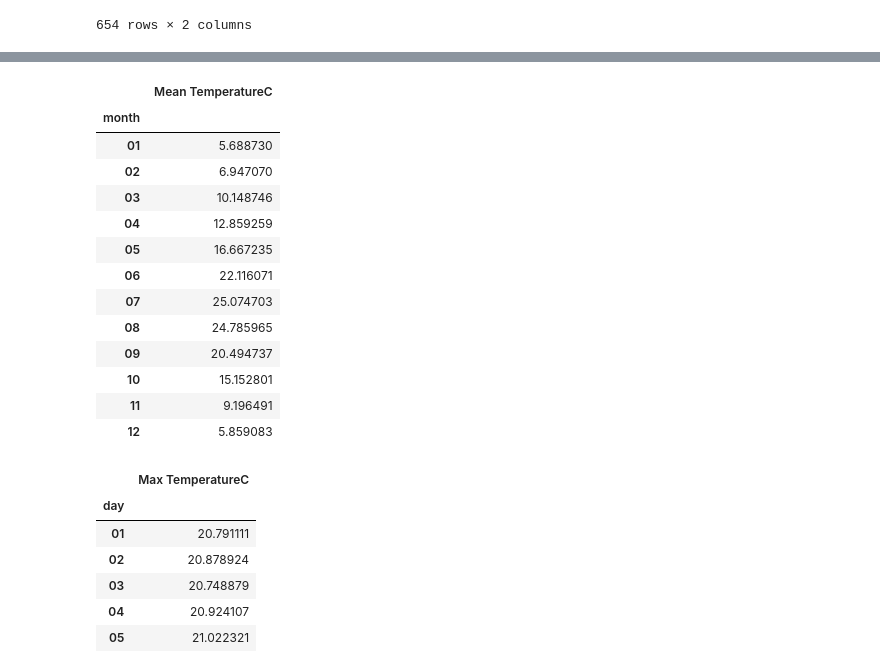
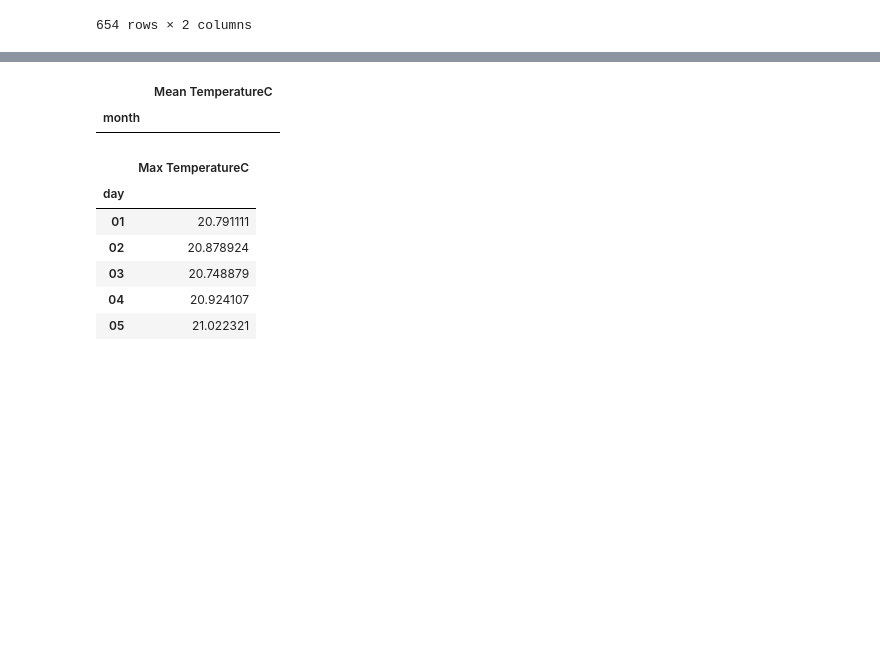
Before and after one commit to ArseniusShapar/ML_lab1, a Jupyter notebook: notebook.ipynb, the cells around one changed output, grey strips where cells are left out. Cells and saved outputs as stored; diff of their text form; code cells hidden in the pictures; blank space fills up the shorter version.

```diff
--- a/notebook.ipynb
+++ b/notebook.ipynb
@@ -120,20 +119,9 @@ df[['year', 'month', 'Mean TemperatureC']].groupby(['year', 'month']).mean()
 # %%
-df[['month', 'Mean TemperatureC']].groupby(['month']).mean()
+temperatures = df[['month', 'Mean TemperatureC']].groupby(['month']).mean()
+temperatures[(temperatures['Mean TemperatureC'] >= 0) & (temperatures['Mean TemperatureC'] <= 5)]
 # %% [output]
 |  | Mean TemperatureC |
 | month |  |
-| 01 | 5.688730 |
-| 02 | 6.947070 |
-| 03 | 10.148746 |
-| 04 | 12.859259 |
-| 05 | 16.667235 |
-| 06 | 22.116071 |
-| 07 | 25.074703 |
-| 08 | 24.785965 |
-| 09 | 20.494737 |
-| 10 | 15.152801 |
-| 11 | 9.196491 |
-| 12 | 5.859083 |
 # %%
 df[['day', 'Max TemperatureC']].groupby(['day']).mean()
 # %% [output]
```
Also changed, not shown: parts of 1 cell of this notebook.
